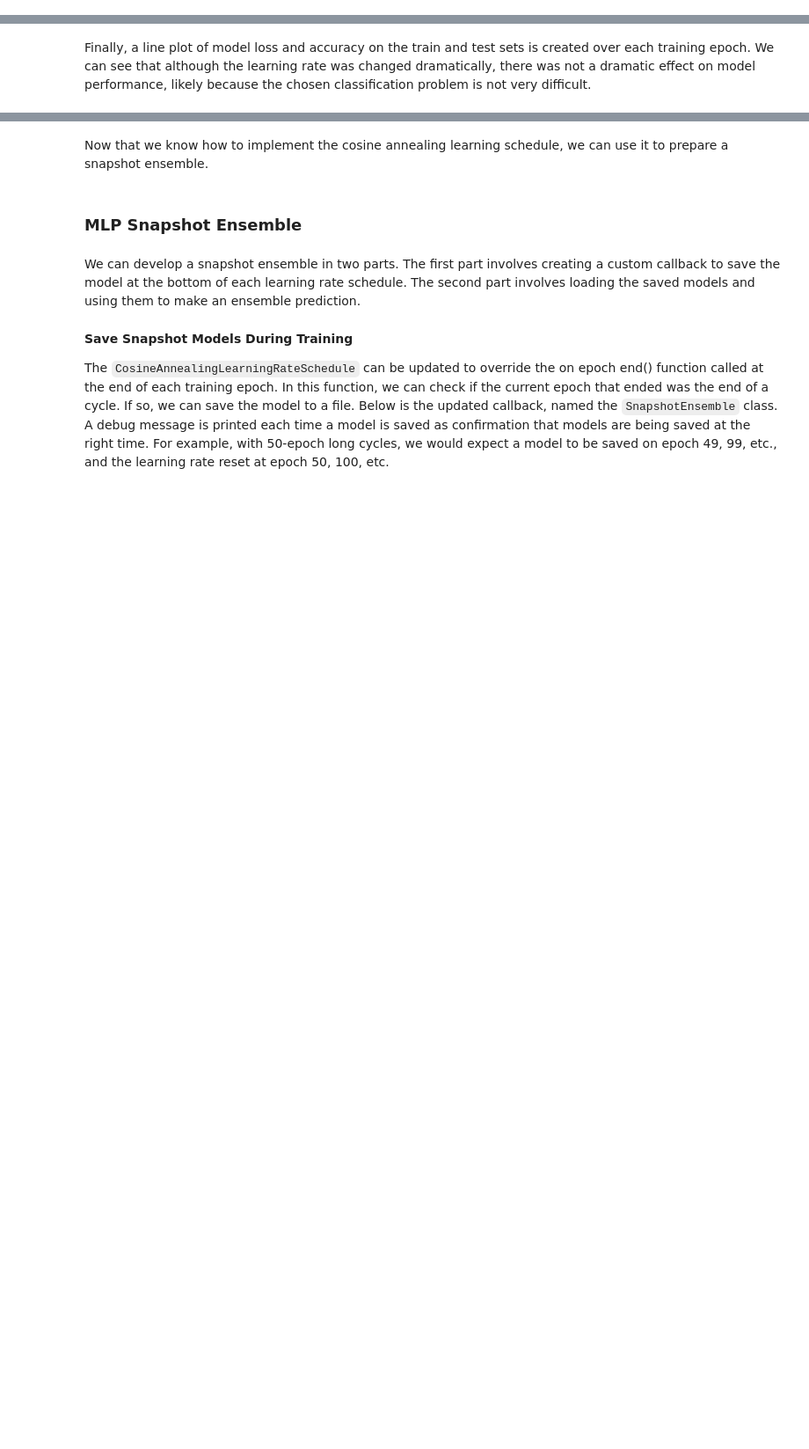
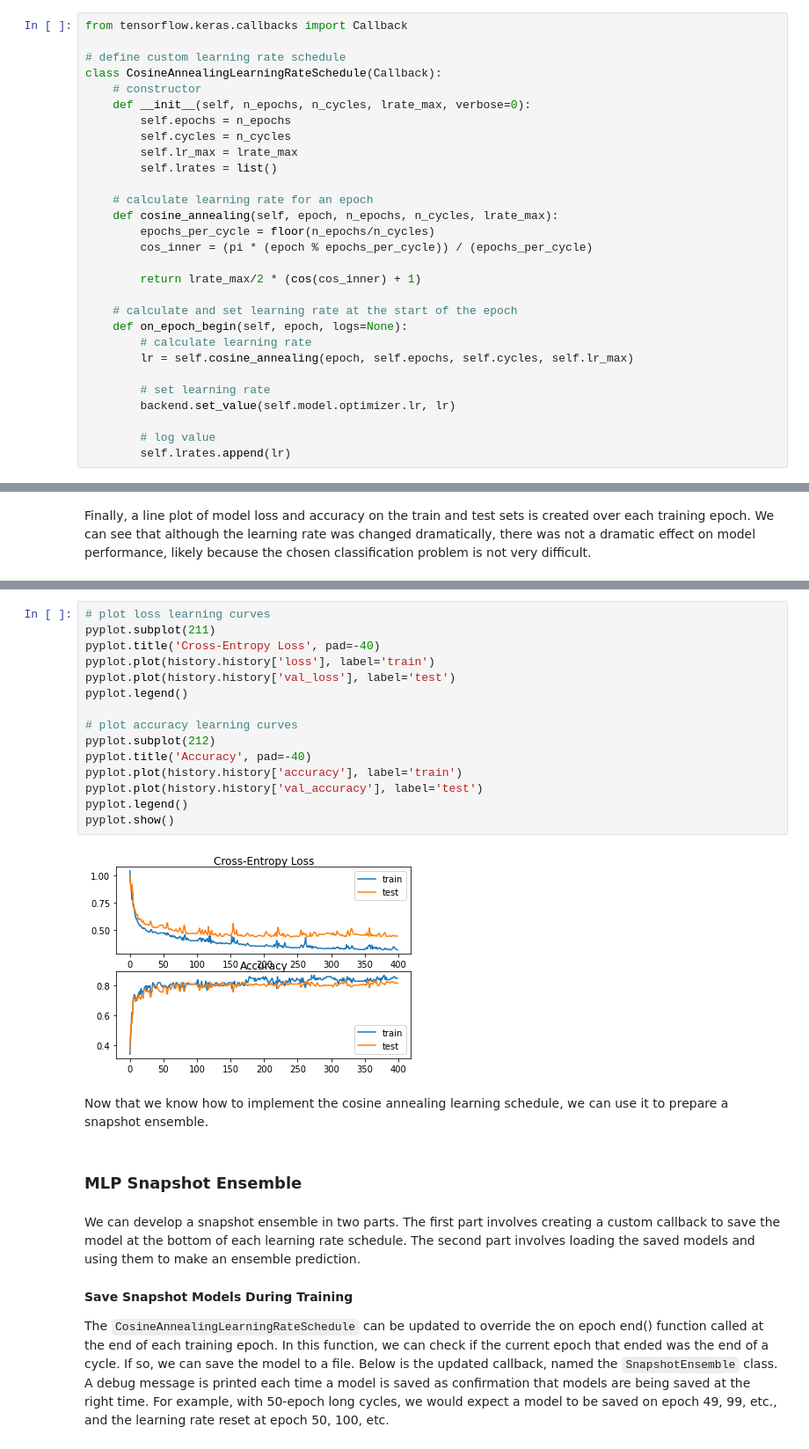
Before and after one commit to Deep-Learning-Challenge/challenge-notebooks, a Jupyter notebook: 4.Advanced Topics/3.Better Predictions/5. Cyclic Learning Rate and Snapshot Ensembles.ipynb, the cells around one changed output, grey strips where cells are left out. Shown at 88% size. Drawn from its saved outputs; the diff is of its cells as text; blank space fills up the shorter version.

```diff
--- a/4.Advanced Topics/3.Better Predictions/5. Cyclic Learning Rate and Snapshot Ensembles.ipynb
+++ b/4.Advanced Topics/3.Better Predictions/5. Cyclic Learning Rate and Snapshot Ensembles.ipynb
@@ -242,3 +266,32 @@ We can implement this schedule as a custom callback in Keras. This allows the sc
+# %%
+from tensorflow.keras.callbacks import Callback
+
+# define custom learning rate schedule
+class CosineAnnealingLearningRateSchedule(Callback):
+    # constructor
+    def __init__(self, n_epochs, n_cycles, lrate_max, verbose=0):
+        self.epochs = n_epochs
+        self.cycles = n_cycles
+        self.lr_max = lrate_max
+        self.lrates = list()
+
+    # calculate learning rate for an epoch
+    def cosine_annealing(self, epoch, n_epochs, n_cycles, lrate_max):
+        epochs_per_cycle = floor(n_epochs/n_cycles)
+        cos_inner = (pi * (epoch % epochs_per_cycle)) / (epochs_per_cycle)
+
+        return lrate_max/2 * (cos(cos_inner) + 1)
+
+    # calculate and set learning rate at the start of the epoch
+    def on_epoch_begin(self, epoch, logs=None):
+        # calculate learning rate
+        lr = self.cosine_annealing(epoch, self.epochs, self.cycles, self.lr_max)
+
+        # set learning rate
+        backend.set_value(self.model.optimizer.lr, lr)
+
+        # log value
+        self.lrates.append(lr)
 # %% [markdown]
 We can create an instance of the callback and set the arguments. We will train the model for 400 epochs and set the number of cycles to be 50 epochs long, or 400/50 cycles, a suggestion made and configuration used throughout the snapshot ensembles paper.
 
@@ -274,3 +383,20 @@ Finally, a line plot of model loss and accuracy on the train and test sets is cr
+# %%
+# plot loss learning curves
+pyplot.subplot(211)
+pyplot.title('Cross-Entropy Loss', pad=-40)
+pyplot.plot(history.history['loss'], label='train')
+pyplot.plot(history.history['val_loss'], label='test')
+pyplot.legend()
+
+# plot accuracy learning curves
+pyplot.subplot(212)
+pyplot.title('Accuracy', pad=-40)
+pyplot.plot(history.history['accuracy'], label='train')
+pyplot.plot(history.history['val_accuracy'], label='test')
+pyplot.legend()
+pyplot.show()
+# %% [output]
+[figure, added]
 # %% [markdown]
 Now that we know how to implement the cosine annealing learning schedule, we can use it to prepare a snapshot ensemble.
 # %% [markdown]
```
Also changed, not shown: parts of 47 cells of this notebook, 4 other files.
